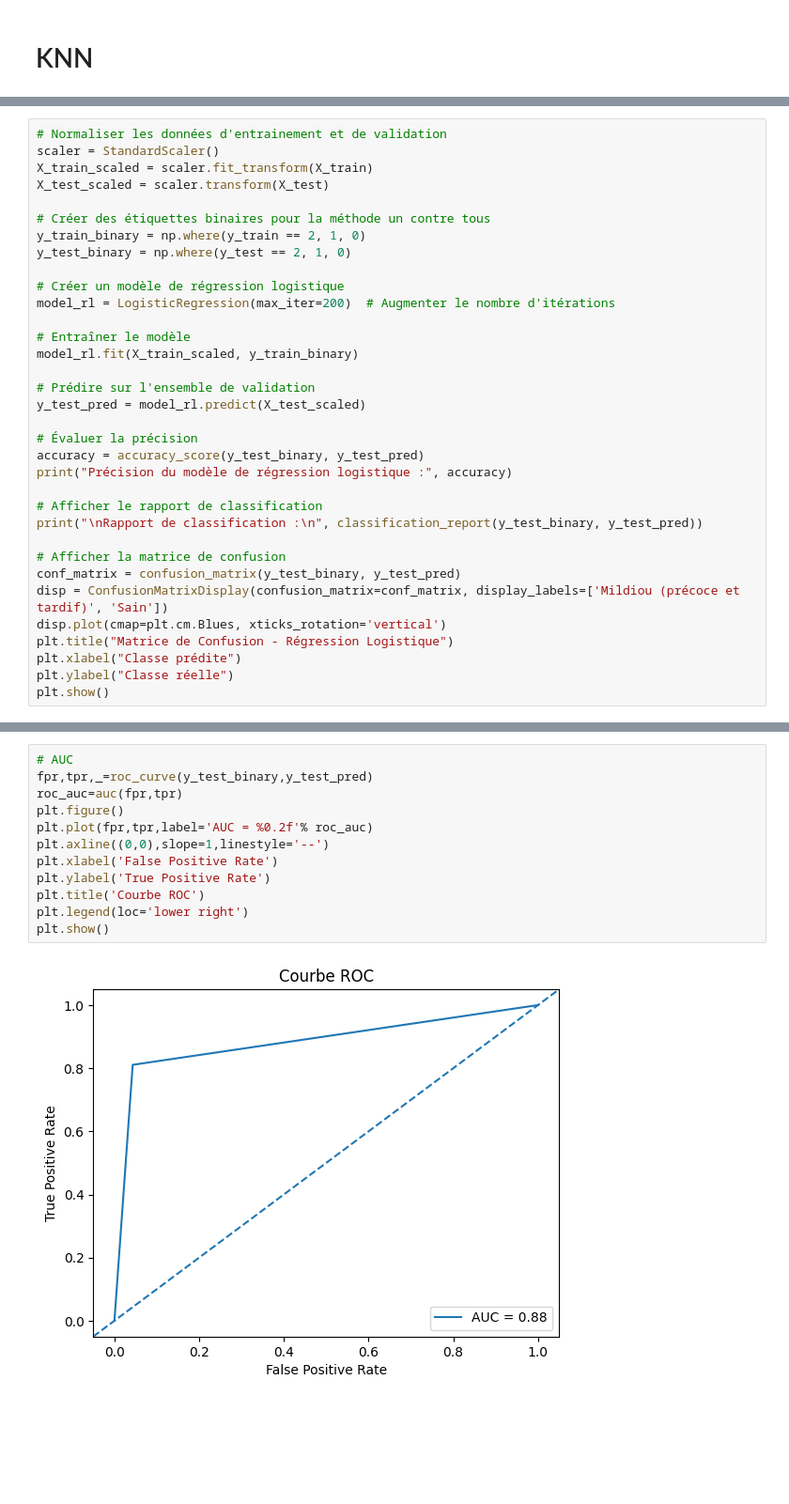
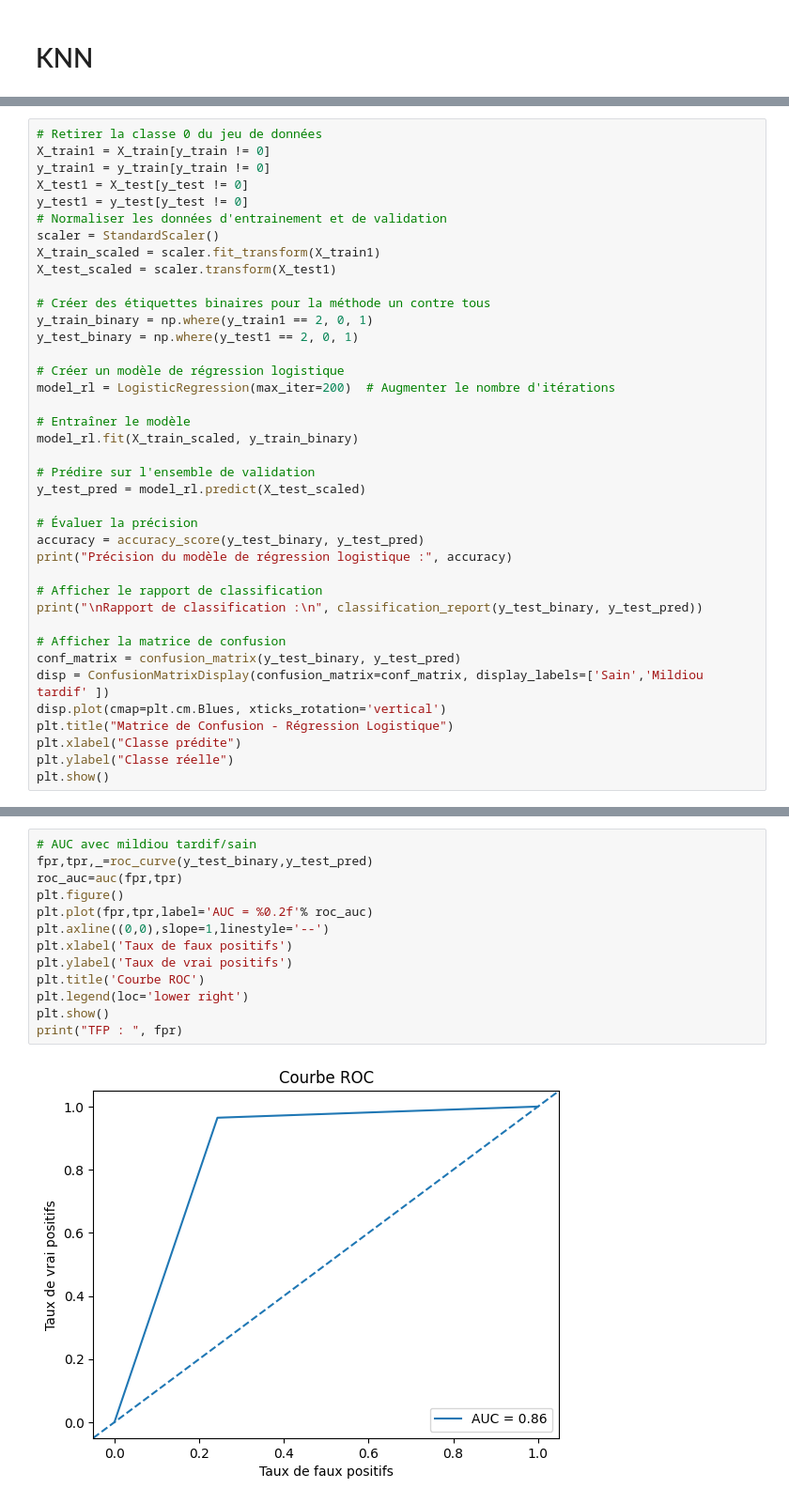
Before and after one commit to meryemgrimaj/ProjetMLL, a Jupyter notebook: Projet_ML_knn_rl.ipynb, the cells around one changed output, grey strips where cells are left out. Shown at 94% size. Saved outputs shown, nothing was run; the diff lists cells and outputs as text; blank space fills up the shorter version.

```diff
--- a/Projet_ML_knn_rl.ipynb
+++ b/Projet_ML_knn_rl.ipynb
@@ -304,12 +383,17 @@ On utilise ici la méthode one-vs-all
 # %%
+# Retirer la classe 0 du jeu de données
+X_train1 = X_train[y_train != 0]
+y_train1 = y_train[y_train != 0]
+X_test1 = X_test[y_test != 0]
+y_test1 = y_test[y_test != 0]
 # Normaliser les données d'entrainement et de validation
 scaler = StandardScaler()
-X_train_scaled = scaler.fit_transform(X_train)
-X_test_scaled = scaler.transform(X_test)
+X_train_scaled = scaler.fit_transform(X_train1)
+X_test_scaled = scaler.transform(X_test1)
 
 # Créer des étiquettes binaires pour la méthode un contre tous
-y_train_binary = np.where(y_train == 2, 1, 0)
-y_test_binary = np.where(y_test == 2, 1, 0)
+y_train_binary = np.where(y_train1 == 2, 0, 1)
+y_test_binary = np.where(y_test1 == 2, 0, 1)
 
 # Créer un modèle de régression logistique
 model_rl = LogisticRegression(max_iter=200)  # Augmenter le nombre d'itérations
@@ -329,7 +413,7 @@ print("\nRapport de classification :\n", classification_report(y_test_binary, y_
 
 # Afficher la matrice de confusion
 conf_matrix = confusion_matrix(y_test_binary, y_test_pred)
-disp = ConfusionMatrixDisplay(confusion_matrix=conf_matrix, display_labels=['Mildiou (précoce et tardif)', 'Sain'])
+disp = ConfusionMatrixDisplay(confusion_matrix=conf_matrix, display_labels=['Sain','Mildiou tardif' ])
 disp.plot(cmap=plt.cm.Blues, xticks_rotation='vertical')
 plt.title("Matrice de Confusion - Régression Logistique")
 plt.xlabel("Classe prédite")
@@ -351,14 +435,15 @@ weighted avg       0.95      0.94      0.95       431
 # %%
-# AUC
+# AUC avec mildiou tardif/sain
 fpr,tpr,_=roc_curve(y_test_binary,y_test_pred)
 roc_auc=auc(fpr,tpr)
 plt.figure()
 plt.plot(fpr,tpr,label='AUC = %0.2f'% roc_auc)
 plt.axline((0,0),slope=1,linestyle='--')
-plt.xlabel('False Positive Rate')
-plt.ylabel('True Positive Rate')
+plt.xlabel('Taux de faux positifs')
+plt.ylabel('Taux de vrai positifs')
 plt.title('Courbe ROC')
 plt.legend(loc='lower right')
 plt.show()
+print("TFP : ", fpr)
 # %% [output]
-[figure, old version]
+[figure, new version]
```
Also changed, not shown: parts of 11 cells of this notebook.
